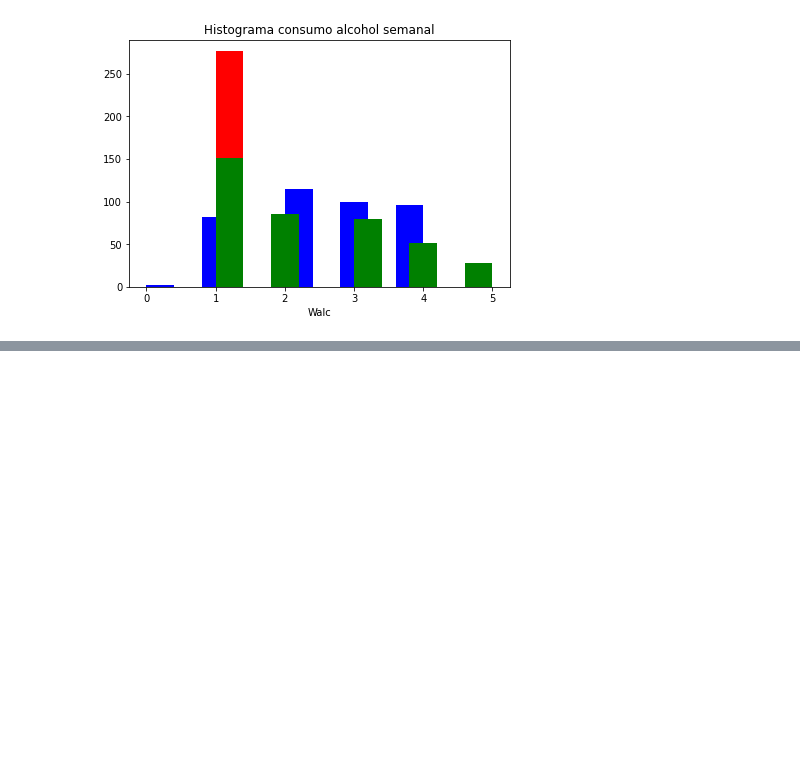
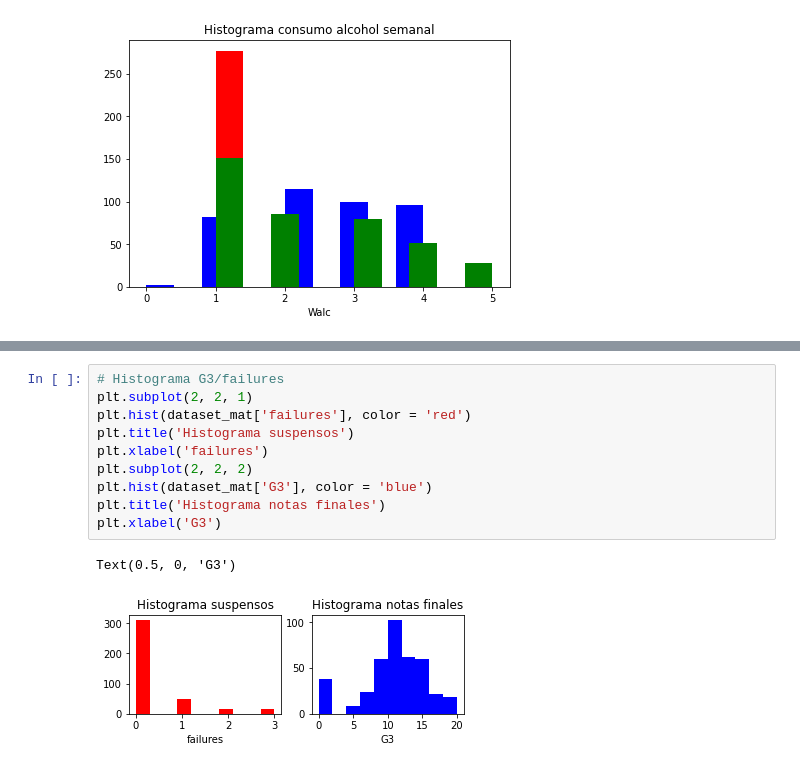
Before and after one commit to jotagectti/Data-Mining-Machine-Learning-y-Deep-Learning, a Jupyter notebook: Resolución_ejercicio_I.ipynb, the cells around one changed output, grey strips where cells are left out. Saved outputs shown, nothing was run; the diff lists cells and outputs as text; blank space fills up the shorter version.

```diff
--- a/Resolución_ejercicio_I.ipynb
+++ b/Resolución_ejercicio_I.ipynb
@@ -248,0 +270,13 @@ plt.show()
+# %%
+# Histograma G3/failures
+plt.subplot(2, 2, 1)
+plt.hist(dataset_mat['failures'], color = 'red')
+plt.title('Histograma suspensos')
+plt.xlabel('failures')
+plt.subplot(2, 2, 2)
+plt.hist(dataset_mat['G3'], color = 'blue')
+plt.title('Histograma notas finales')
+plt.xlabel('G3')
+# %% [output]
+Text(0.5, 0, 'G3')
+[figure, added]
```
Also changed, not shown: parts of 3 cells of this notebook.
